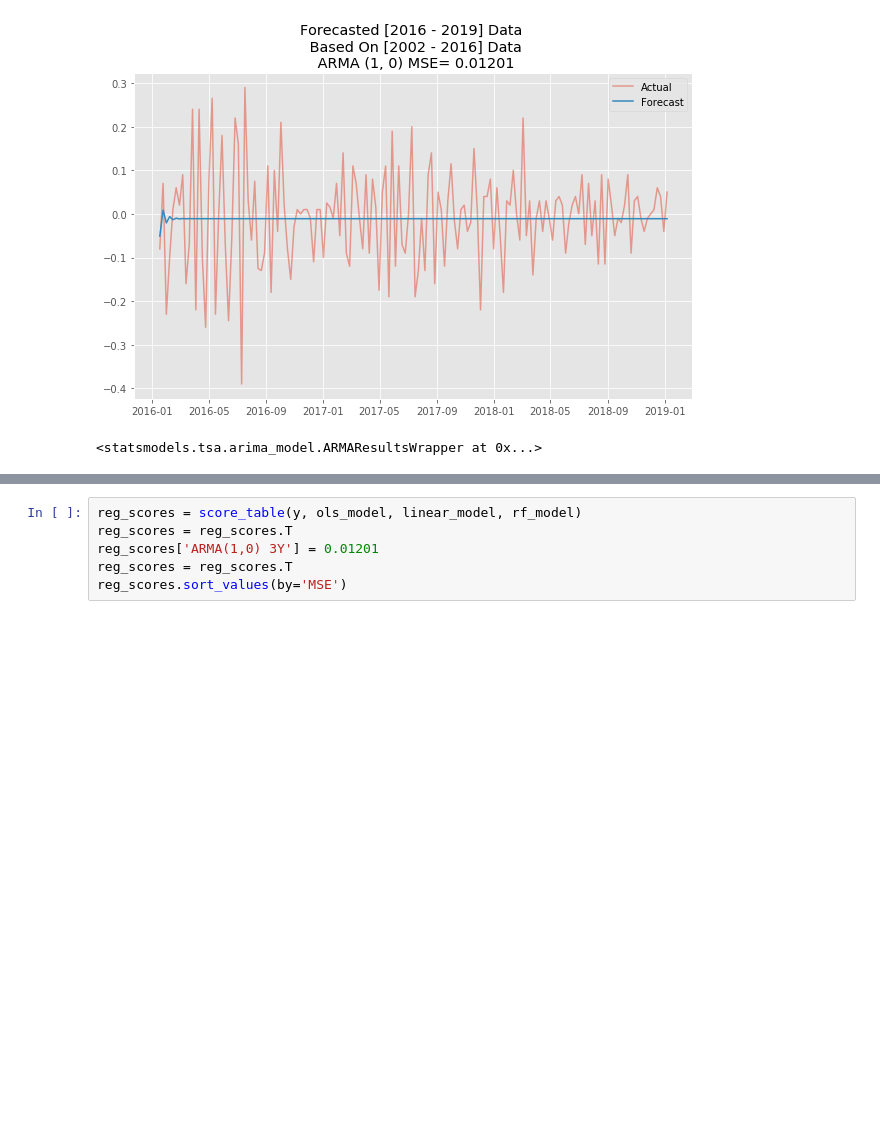
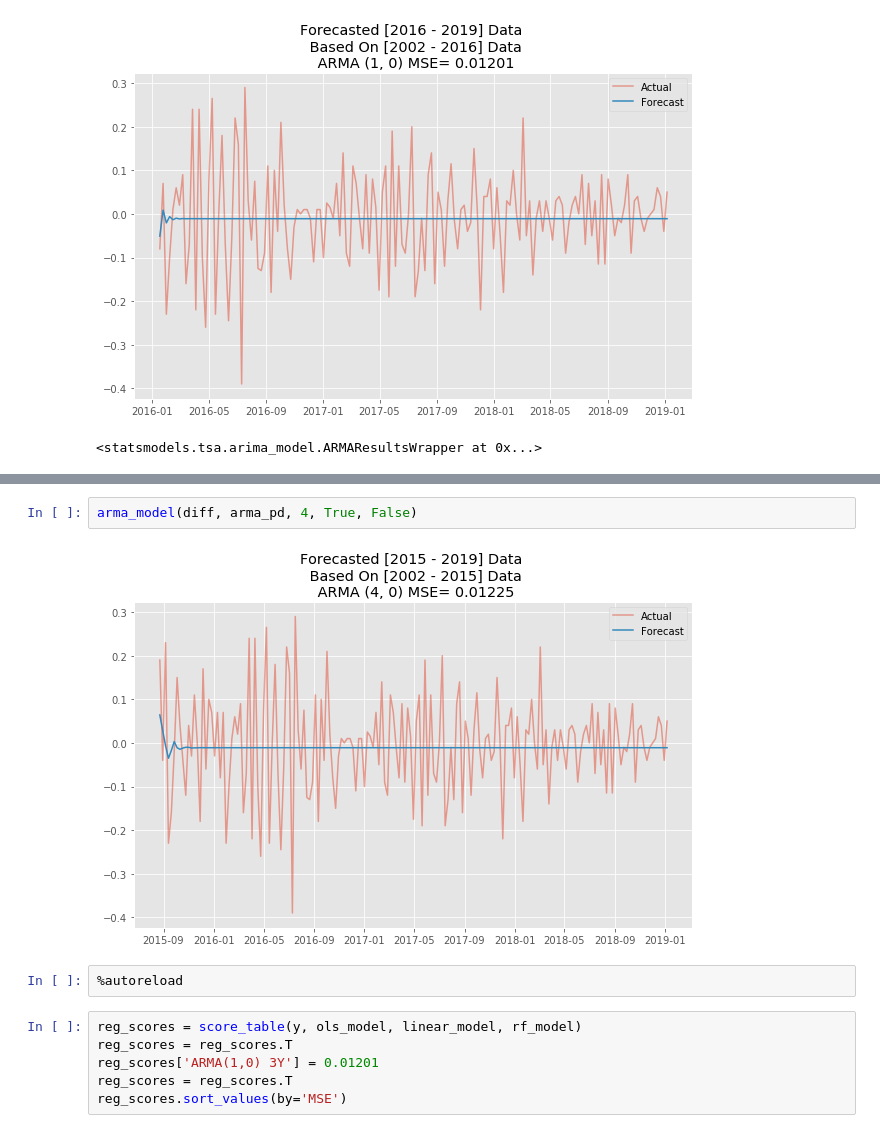
Before and after one commit to jrpaige/Solar, a Jupyter notebook: Solar_TS_Model.ipynb, the cells around one changed output, grey strips where cells are left out. Saved outputs shown, nothing was run; the diff lists cells and outputs as text; blank space fills up the shorter version.

```diff
--- a/Solar_TS_Model.ipynb
+++ b/Solar_TS_Model.ipynb
@@ -171,3 +166,9 @@ MSE: 0.01225
+# %%
+arma_model(diff, arma_pd, 4, True, False)
+# %% [output]
+[figure, added]
+# %%
+%autoreload
 # %%
 reg_scores = score_table(y, ols_model, linear_model, rf_model)
 reg_scores = reg_scores.T
```
Also changed, not shown: parts of 9 cells of this notebook, 1 other file.
